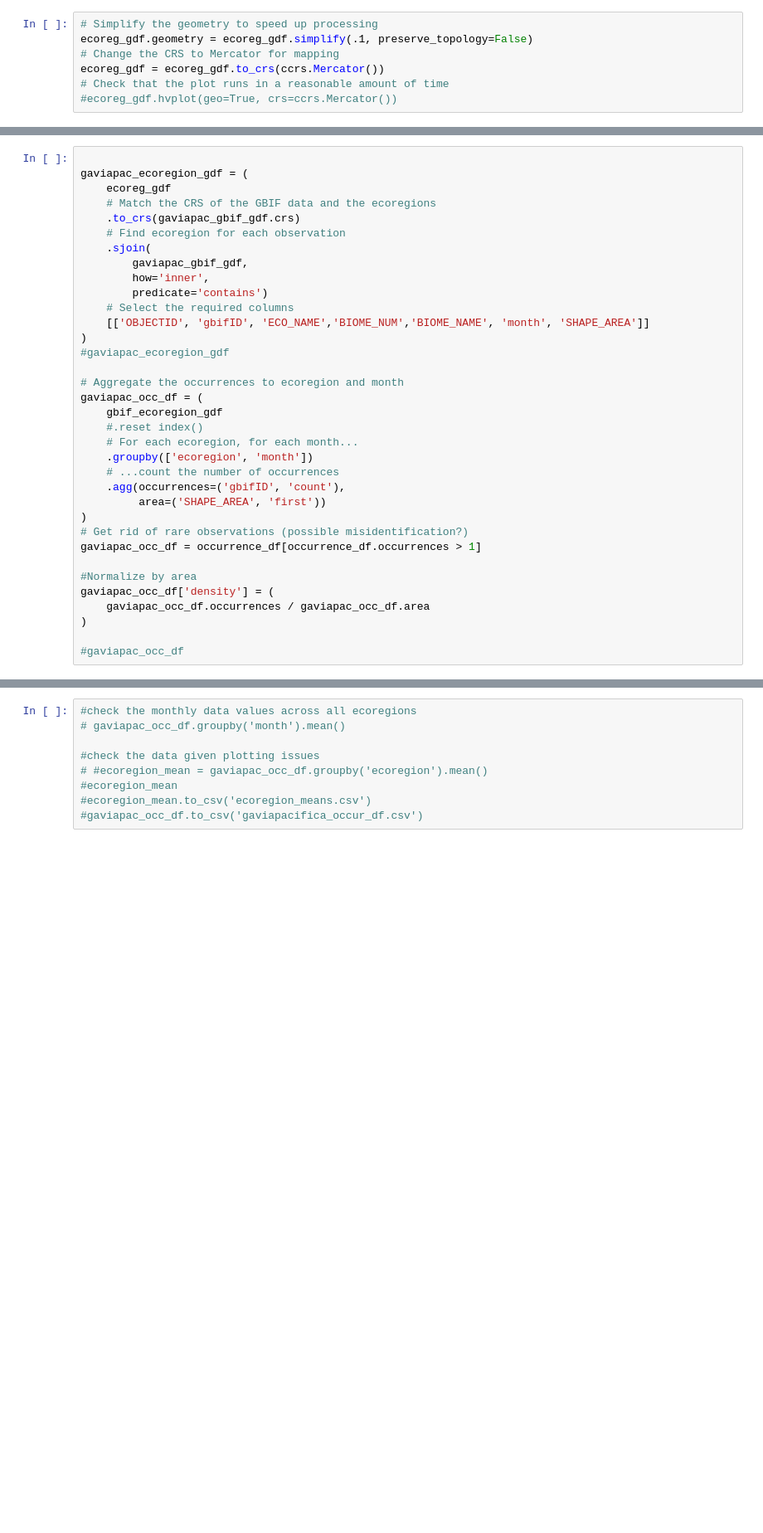
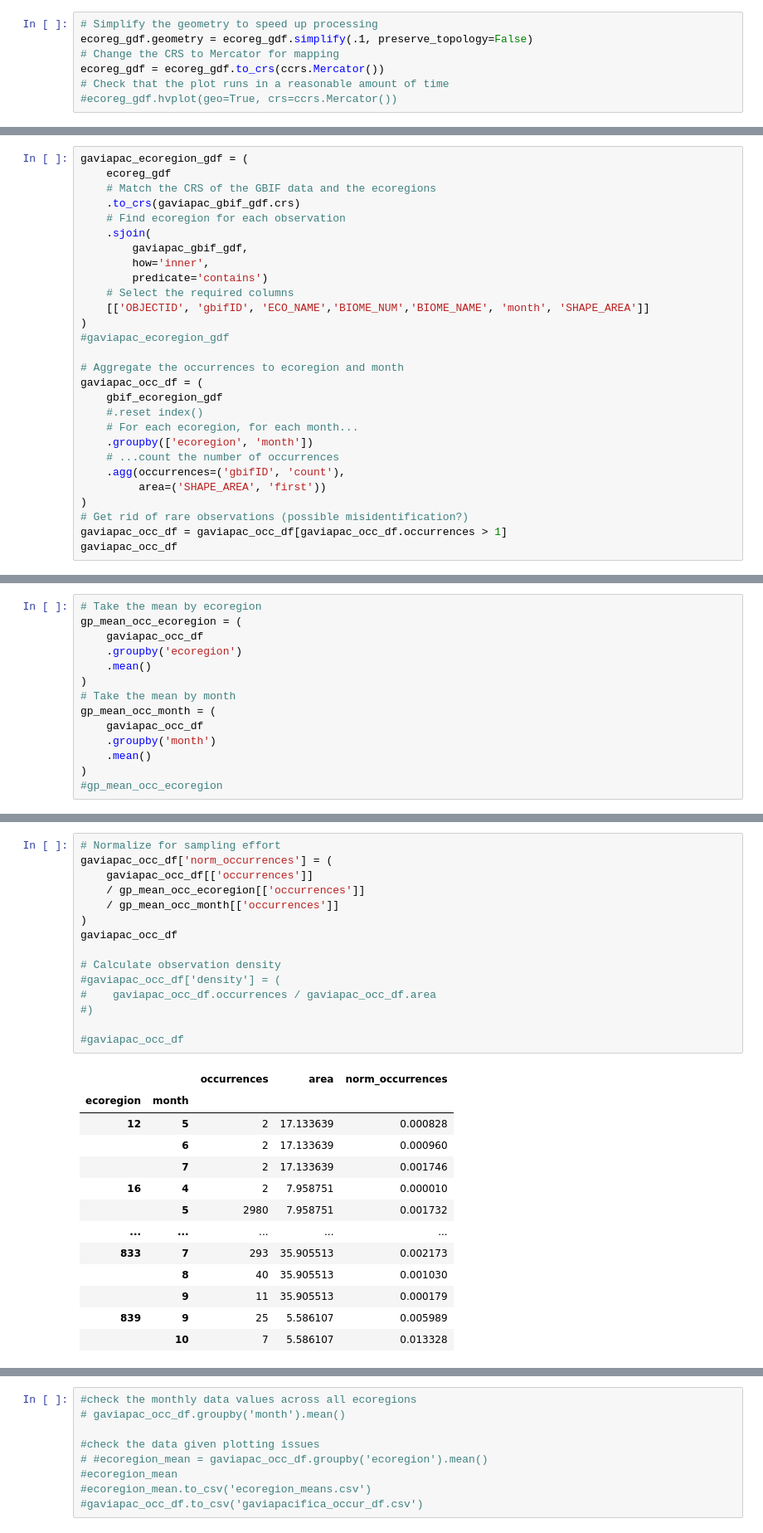
Before and after one commit to earthlab-education/foundations-of-earth-analytics-2024-species-distribution-coding-challenge-fundamentals-03-species-di, a Jupyter notebook: notebooks/gavia_pacifica_migration.ipynb, the cells around one changed output, grey strips where cells are left out. Shown at 83% size. Drawn from its saved outputs; the diff is of its cells as text; blank space fills up the shorter version.

Commit message:
Final updates to normalized data and plot

```diff
--- a/notebooks/gavia_pacifica_migration.ipynb
+++ b/notebooks/gavia_pacifica_migration.ipynb
@@ -191,5 +184,4 @@ gaviapac_gbif_gdf = gaviapac_gbif_gdf.to_crs(ccrs.Mercator())
 # %%
-
 gaviapac_ecoregion_gdf = (
     ecoreg_gdf
     # Match the CRS of the GBIF data and the ecoregions
@@ -215,11 +207,5 @@ gaviapac_occ_df = (
          area=('SHAPE_AREA', 'first'))
 )
 # Get rid of rare observations (possible misidentification?)
-gaviapac_occ_df = occurrence_df[occurrence_df.occurrences > 1]
-
-#Normalize by area
-gaviapac_occ_df['density'] = (
-    gaviapac_occ_df.occurrences / gaviapac_occ_df.area
-)
-
-#gaviapac_occ_df
+gaviapac_occ_df = gaviapac_occ_df[gaviapac_occ_df.occurrences > 1]
+gaviapac_occ_df
@@ -225,0 +227,14 @@ gaviapac_occ_df['density'] = (
+# %%
+# Take the mean by ecoregion
+gp_mean_occ_ecoregion = (
+    gaviapac_occ_df
+    .groupby('ecoregion')
+    .mean()
+)
+# Take the mean by month
+gp_mean_occ_month = (
+    gaviapac_occ_df
+    .groupby('month')
+    .mean()
+)
+#gp_mean_occ_ecoregion
@@ -225,0 +243,29 @@ gaviapac_occ_df['density'] = (
+# %%
+# Normalize for sampling effort
+gaviapac_occ_df['norm_occurrences'] = (
+    gaviapac_occ_df[['occurrences']]
+    / gp_mean_occ_ecoregion[['occurrences']]
+    / gp_mean_occ_month[['occurrences']]
+)
+gaviapac_occ_df
+
+# Calculate observation density
+#gaviapac_occ_df['density'] = (
+#    gaviapac_occ_df.occurrences / gaviapac_occ_df.area
+#)
+
+#gaviapac_occ_df
+# %% [output]
+|  |  | occurrences | area | norm_occurrences |
+| ecoregion | month |  |  |  |
+| 12 | 5 | 2 | 17.133639 | 0.000828 |
+|  | 6 | 2 | 17.133639 | 0.000960 |
+|  | 7 | 2 | 17.133639 | 0.001746 |
+| 16 | 4 | 2 | 7.958751 | 0.000010 |
+|  | 5 | 2980 | 7.958751 | 0.001732 |
+| ... | ... | ... | ... | ... |
+| 833 | 7 | 293 | 35.905513 | 0.002173 |
+|  | 8 | 40 | 35.905513 | 0.001030 |
+|  | 9 | 11 | 35.905513 | 0.000179 |
+| 839 | 9 | 25 | 5.586107 | 0.005989 |
+|  | 10 | 7 | 5.586107 | 0.013328 |
```
Also changed, not shown: parts of 6 cells of this notebook, 2 other files.
